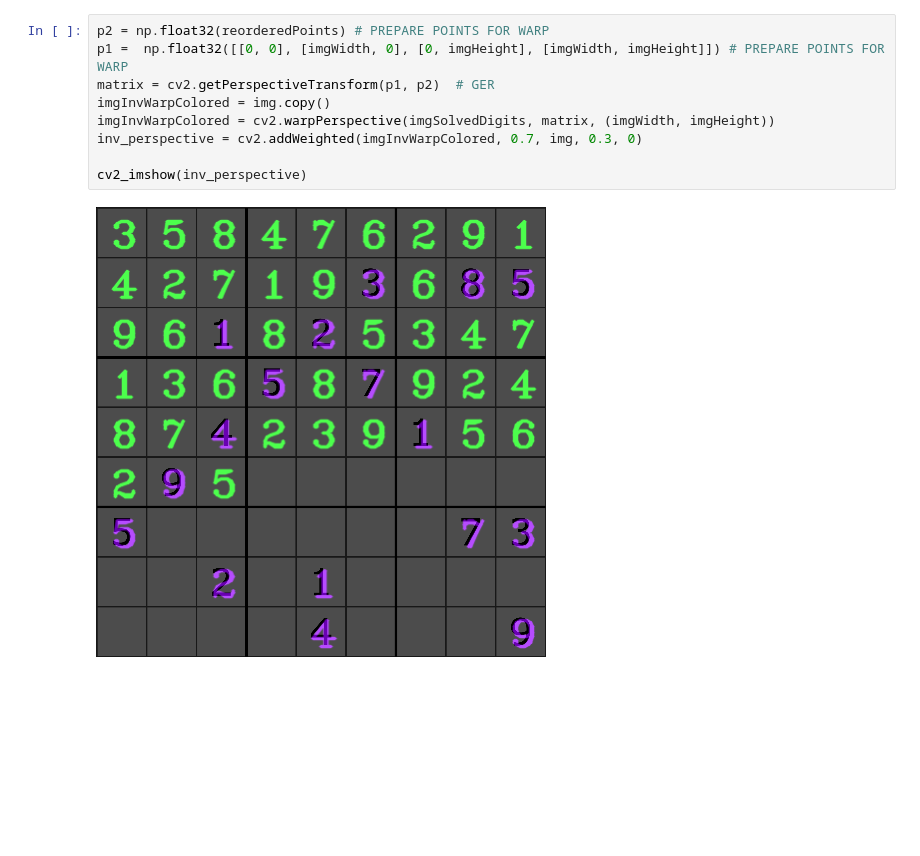
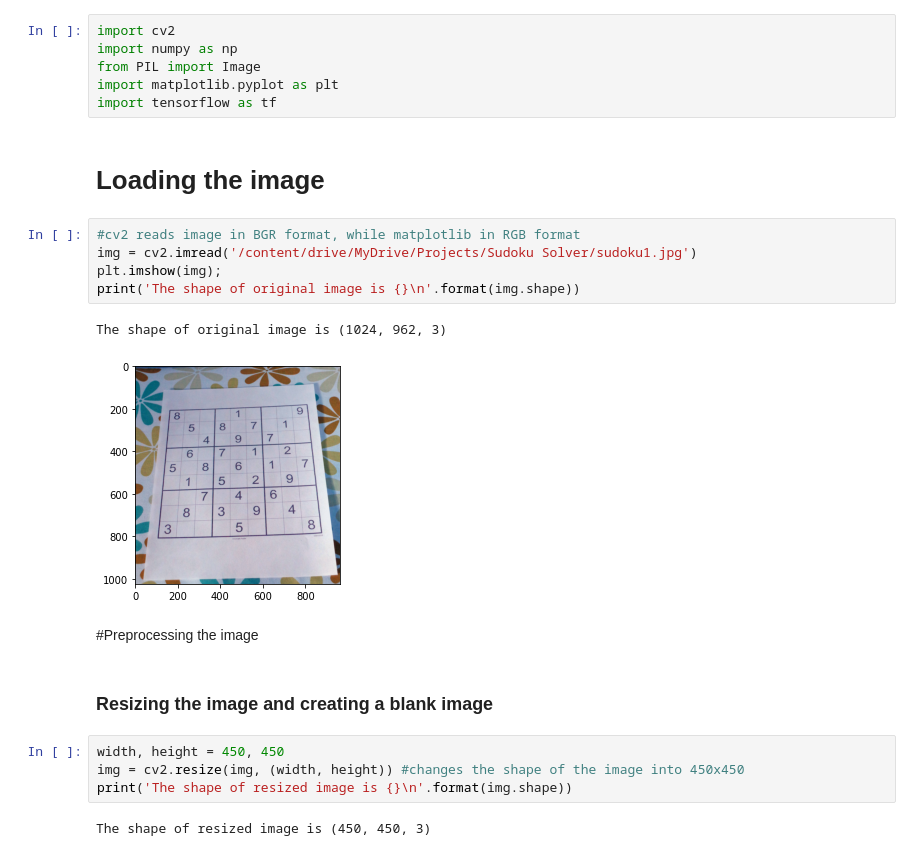
Before and after one commit to thepankj/Sudoku-Solver, a Jupyter notebook: Sudoku_Solver.ipynb, the cells around one changed output. Drawn from its saved outputs; the diff is of its cells as text; blank space fills up the shorter version.

```diff
--- a/Sudoku_Solver.ipynb
+++ b/Sudoku_Solver.ipynb
@@ -294,11 +1,26 @@ cv2_imshow(imgSolvedDigits)
-# %%
-p2 = np.float32(reorderedPoints) # PREPARE POINTS FOR WARP
-p1 =  np.float32([[0, 0], [imgWidth, 0], [0, imgHeight], [imgWidth, imgHeight]]) # PREPARE POINTS FOR WARP
-matrix = cv2.getPerspectiveTransform(p1, p2)  # GER
-imgInvWarpColored = img.copy()
-imgInvWarpColored = cv2.warpPerspective(imgSolvedDigits, matrix, (imgWidth, imgHeight))
-inv_perspective = cv2.addWeighted(imgInvWarpColored, 0.7, img, 0.3, 0)
-
-cv2_imshow(inv_perspective)
-# %% [output]
-[figure, removed]
+# %%
+import cv2
+import numpy as np
+from PIL import Image
+import matplotlib.pyplot as plt
+import tensorflow as tf
+# %% [markdown]
+# Loading the image
+# %%
+#cv2 reads image in BGR format, while matplotlib in RGB format
+img = cv2.imread('/content/drive/MyDrive/Projects/Sudoku Solver/sudoku1.jpg')
+plt.imshow(img);
+print('The shape of original image is {}\n'.format(img.shape))
+# %% [output]
+The shape of original image is (1024, 962, 3)
+[figure, added]
+# %% [markdown]
+#Preprocessing the image
+# %% [markdown]
+### Resizing the image and creating a blank image
+# %%
+width, height = 450, 450
+img = cv2.resize(img, (width, height)) #changes the shape of the image into 450x450
+print('The shape of resized image is {}\n'.format(img.shape))
+# %% [output]
+The shape of resized image is (450, 450, 3)
```
Also changed, not shown: parts of 63 cells of this notebook.
